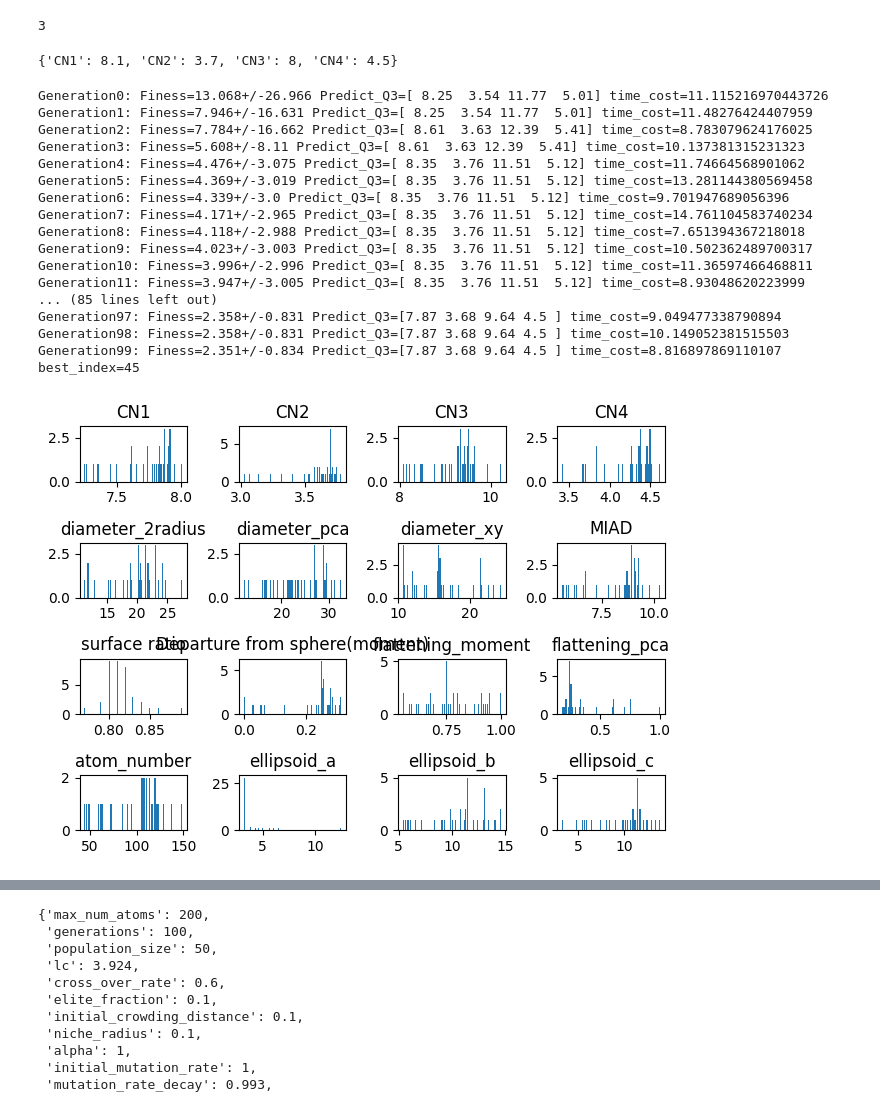
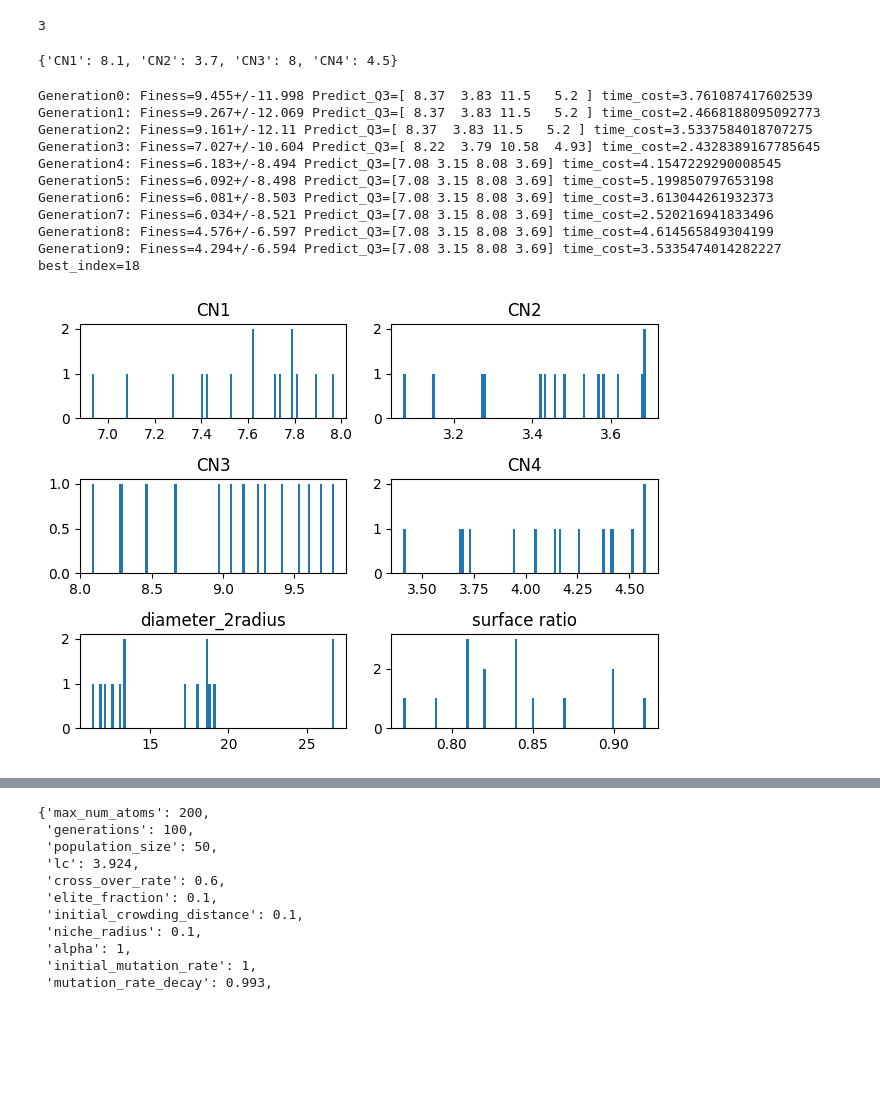
Before and after one commit to kaifengZheng/GA_nano_generator, a Jupyter notebook: particle_generator_niche_final.ipynb, the cells around one changed output, grey strips where cells are left out. Drawn from its saved outputs; the diff is of its cells as text; code cells hidden in the pictures; blank space fills up the shorter version.

```diff
--- a/particle_generator_niche_final.ipynb
+++ b/particle_generator_niche_final.ipynb
@@ -797,8 +797,8 @@ last_atom_lists=[]
 
 ini_configurations={
         "max_num_atoms":200,
-        "generations":100,
-        "population_size":50,
+        "generations":10,
+        "population_size":20,
         "lc":3.77,
         "cross_over_rate":0.6,
         "elite_fraction":0.1,
@@ -851,39 +851,33 @@ for i in range(1):
 # best_atom,fitness_record,fitness_values,best_particle,last_atom_list,ini_atom_list,population=genetic_algorithm()
 # %% [output]
 {'CN1': 8.1, 'CN2': 3.7, 'CN3': 8, 'CN4': 4.5}
-Generation0: Finess=13.068+/-26.966 Predict_Q3=[ 8.25  3.54 11.77  5.01] time_cost=11.115216970443726
-Generation1: Finess=7.946+/-16.631 Predict_Q3=[ 8.25  3.54 11.77  5.01] time_cost=11.48276424407959
-Generation2: Finess=7.784+/-16.662 Predict_Q3=[ 8.61  3.63 12.39  5.41] time_cost=8.783079624176025
-Generation3: Finess=5.608+/-8.11 Predict_Q3=[ 8.61  3.63 12.39  5.41] time_cost=10.137381315231323
-Generation4: Finess=4.476+/-3.075 Predict_Q3=[ 8.35  3.76 11.51  5.12] time_cost=11.74664568901062
-Generation5: Finess=4.369+/-3.019 Predict_Q3=[ 8.35  3.76 11.51  5.12] time_cost=13.281144380569458
-Generation6: Finess=4.339+/-3.0 Predict_Q3=[ 8.35  3.76 11.51  5.12] time_cost=9.701947689056396
-Generation7: Finess=4.171+/-2.965 Predict_Q3=[ 8.35  3.76 11.51  5.12] time_cost=14.761104583740234
-Generation8: Finess=4.118+/-2.988 Predict_Q3=[ 8.35  3.76 11.51  5.12] time_cost=7.651394367218018
-Generation9: Finess=4.023+/-3.003 Predict_Q3=[ 8.35  3.76 11.51  5.12] time_cost=10.502362489700317
-Generation10: Finess=3.996+/-2.996 Predict_Q3=[ 8.35  3.76 11.51  5.12] time_cost=11.36597466468811
-Generation11: Finess=3.947+/-3.005 Predict_Q3=[ 8.35  3.76 11.51  5.12] time_cost=8.93048620223999
-... (85 lines left out)
-Generation97: Finess=2.358+/-0.831 Predict_Q3=[7.87 3.68 9.64 4.5 ] time_cost=9.049477338790894
-Generation98: Finess=2.358+/-0.831 Predict_Q3=[7.87 3.68 9.64 4.5 ] time_cost=10.149052381515503
-Generation99: Finess=2.351+/-0.834 Predict_Q3=[7.87 3.68 9.64 4.5 ] time_cost=8.816897869110107
-best_index=45
+Generation0: Finess=9.455+/-11.998 Predict_Q3=[ 8.37  3.83 11.5   5.2 ] time_cost=3.761087417602539
+Generation1: Finess=9.267+/-12.069 Predict_Q3=[ 8.37  3.83 11.5   5.2 ] time_cost=2.4668188095092773
+Generation2: Finess=9.161+/-12.11 Predict_Q3=[ 8.37  3.83 11.5   5.2 ] time_cost=3.5337584018707275
+Generation3: Finess=7.027+/-10.604 Predict_Q3=[ 8.22  3.79 10.58  4.93] time_cost=2.4328389167785645
+Generation4: Finess=6.183+/-8.494 Predict_Q3=[7.08 3.15 8.08 3.69] time_cost=4.1547229290008545
+Generation5: Finess=6.092+/-8.498 Predict_Q3=[7.08 3.15 8.08 3.69] time_cost=5.199850797653198
+Generation6: Finess=6.081+/-8.503 Predict_Q3=[7.08 3.15 8.08 3.69] time_cost=3.613044261932373
+Generation7: Finess=6.034+/-8.521 Predict_Q3=[7.08 3.15 8.08 3.69] time_cost=2.520216941833496
+Generation8: Finess=4.576+/-6.597 Predict_Q3=[7.08 3.15 8.08 3.69] time_cost=4.614565849304199
+Generation9: Finess=4.294+/-6.594 Predict_Q3=[7.08 3.15 8.08 3.69] time_cost=3.5335474014282227
+best_index=18
 # %%
 rankings=ranking_fitness(fitness_values)
 a=[]
 for i in range(len(rankings)):
     a.extend(np.where(rankings==i+1)[0])
     if len(a)>=len(rankings)*3//4:
         break
 # Atoms_3quarter=[last_atom_list[i] for i in a]
 Atoms_3quarter=[last_atom_list[i] for i in a]
 
 particles_descriptors=[]
 pdes=[]
 for i in range(len(Atoms_3quarter)):
-    particles_descriptors.append(descriptor_table(Atoms_3quarter[i]))
+    particles_descriptors.append(descriptor_table(Atoms_3quarter[i],all=False,descriptors=['CN1','CN2','CN3','CN4','diameter_2radius','surface ratio']))
 pdes=pd.DataFrame(particles_descriptors)
 pdes.hist(bins=100,grid=False)
 plt.tight_layout()
 # %% [output]
-[figure, old version]
+[figure, new version]
```
Also changed, not shown: parts of 1 cell of this notebook, 2 other files.
